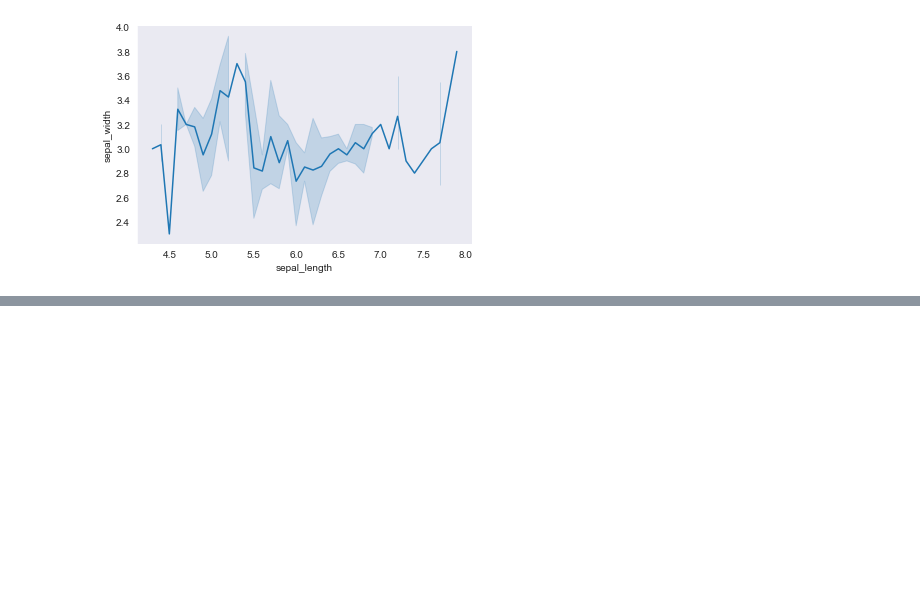
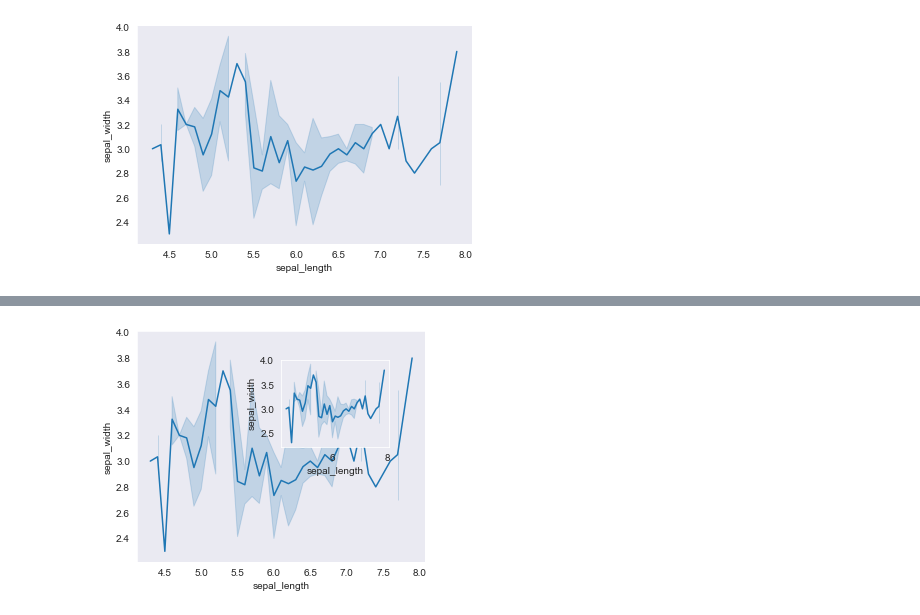
Before and after one commit to ShahirJalal/Seaborn, a Jupyter notebook: Seaborn.ipynb, the cells around one changed output, grey strips where cells are left out. Saved outputs shown, nothing was run; the diff lists cells and outputs as text; code cells hidden in the pictures; blank space fills up the shorter version.

```diff
--- a/Seaborn.ipynb
+++ b/Seaborn.ipynb
@@ -78,0 +107,31 @@ plt.show()
+# %%
+# importing packages
+import seaborn as sns
+import matplotlib.pyplot as plt
+
+
+# loading dataset
+data = sns.load_dataset("iris")
+
+def graph():
+	sns.lineplot(x="sepal_length", y="sepal_width", data=data)
+
+# Creating a new figure with width = 5 inches
+# and height = 4 inches
+fig = plt.figure(figsize =(5, 4))
+
+# Creating first axes for the figure
+ax1 = fig.add_axes([0.1, 0.1, 0.8, 0.8])
+
+# plotting the graph
+graph()
+
+# Creating second axes for the figure
+ax2 = fig.add_axes([0.5, 0.5, 0.3, 0.3])
+
+# plotting the graph
+graph()
+
+plt.show()
+# %% [output]
+[figure, added]
```
Also changed, not shown: parts of 3 cells of this notebook.
